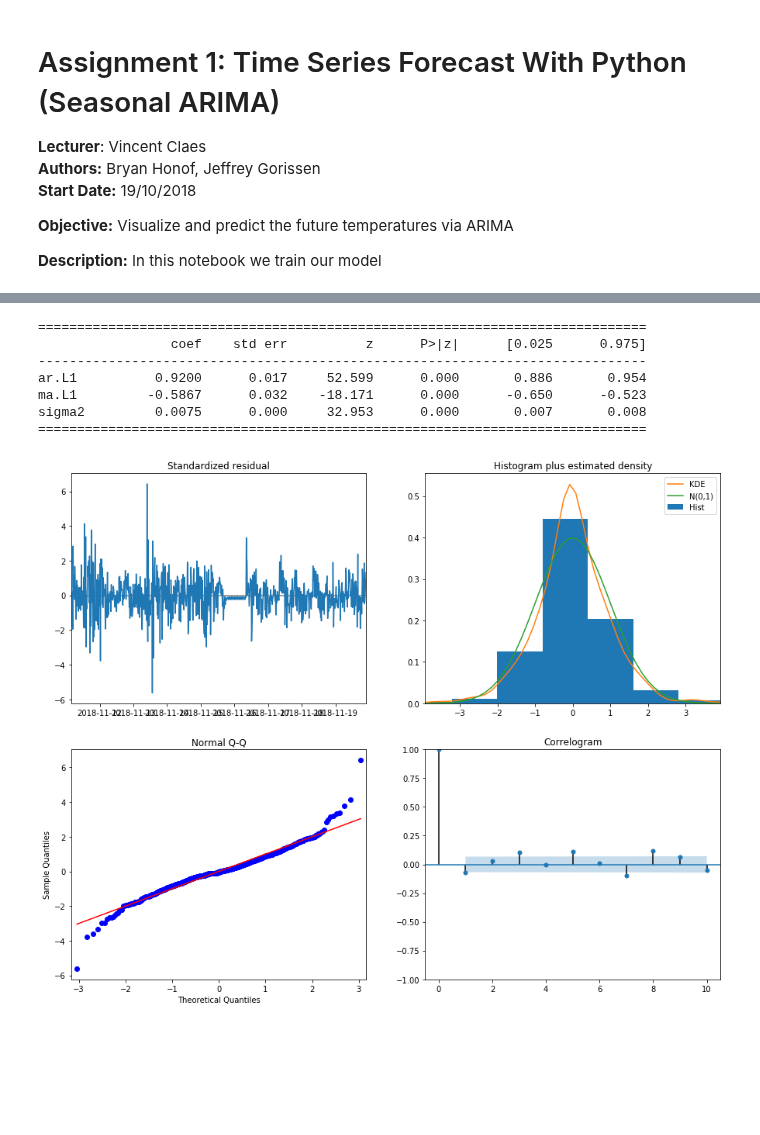
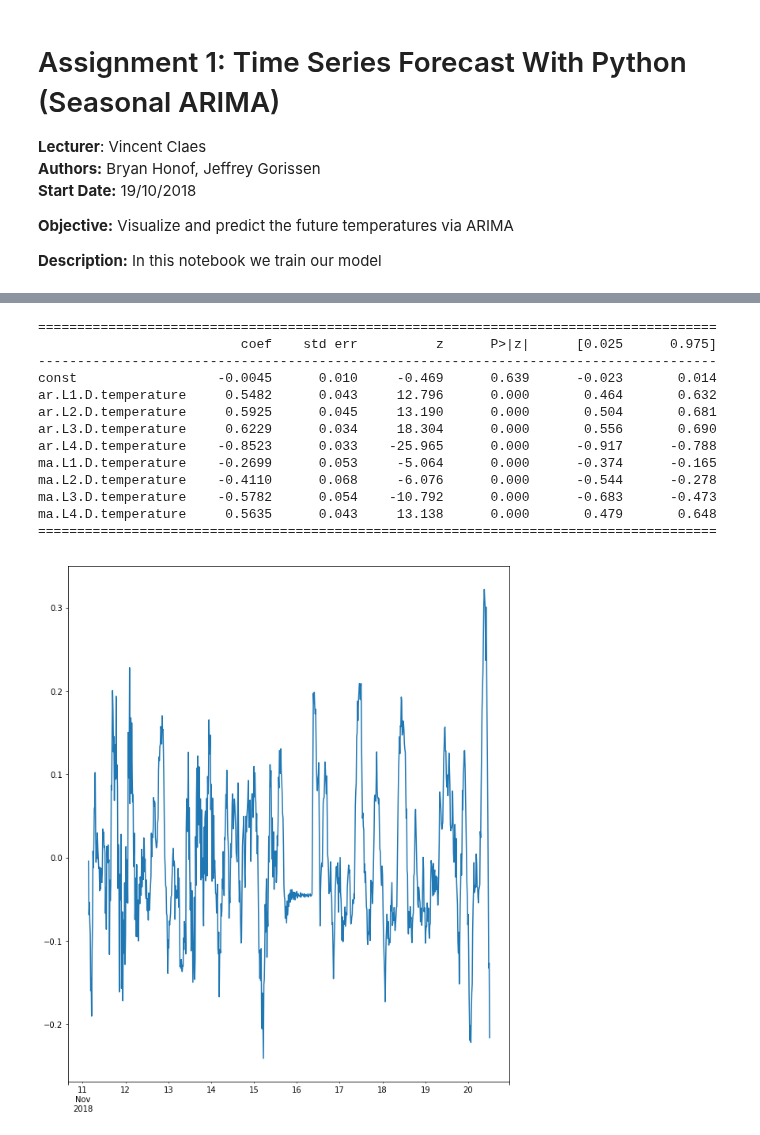
Before and after one commit to bryanhonof/Smart-Systems-Assignment-1, a Jupyter notebook: Python/5_fitting_and_predicting.ipynb, the cells around one changed output, grey strips where cells are left out. Drawn from its saved outputs; the diff is of its cells as text; code cells hidden in the pictures; blank space fills up the shorter version.

```diff
--- a/Python/5_fitting_and_predicting.ipynb
+++ b/Python/5_fitting_and_predicting.ipynb
@@ -58,23 +60,20 @@ data.tail(5)
 # %%
-mod = sm.tsa.statespace.SARIMAX(data.temperature,
-                                order=(1, 1, 1),
-                                seasonal_order=(0, 0, 0, 4),
-                                enforce_stationarity=False,
-                                enforce_invertibility=False)
+mod = ARIMA(data, order=(4, 1, 4))
 
 results = mod.fit()
 
 print(results.summary().tables[1])
 # %% [output]
-==============================================================================
-                 coef    std err          z      P>|z|      [0.025      0.975]
-------------------------------------------------------------------------------
-ar.L1          0.9200      0.017     52.599      0.000       0.886       0.954
-ma.L1         -0.5867      0.032    -18.171      0.000      -0.650      -0.523
-sigma2         0.0075      0.000     32.953      0.000       0.007       0.008
-==============================================================================
+=======================================================================================
+                          coef    std err          z      P>|z|      [0.025      0.975]
+---------------------------------------------------------------------------------------
+const                  -0.0045      0.010     -0.469      0.639      -0.023       0.014
+ar.L1.D.temperature     0.5482      0.043     12.796      0.000       0.464       0.632
+ar.L2.D.temperature     0.5925      0.045     13.190      0.000       0.504       0.681
+ar.L3.D.temperature     0.6229      0.034     18.304      0.000       0.556       0.690
+ar.L4.D.temperature    -0.8523      0.033    -25.965      0.000      -0.917      -0.788
+ma.L1.D.temperature    -0.2699      0.053     -5.064      0.000      -0.374      -0.165
+ma.L2.D.temperature    -0.4110      0.068     -6.076      0.000      -0.544      -0.278
+ma.L3.D.temperature    -0.5782      0.054    -10.792      0.000      -0.683      -0.473
+ma.L4.D.temperature     0.5635      0.043     13.138      0.000       0.479       0.648
+=======================================================================================
-# %%
-results.plot_diagnostics(figsize=(15, 12))
-plt.show()
-# %% [output]
-[figure, removed]
@@ -83,0 +80,8 @@ pred_ci = pred.conf_int()
+# %%
+prediction = pd.DataFrame()
+prediction = results.predict()
+
+prediction.plot(figsize=(10, 12))
+plt.show()
+# %% [output]
+[figure, added]
```
Also changed, not shown: parts of 6 cells of this notebook, 5 other files.
